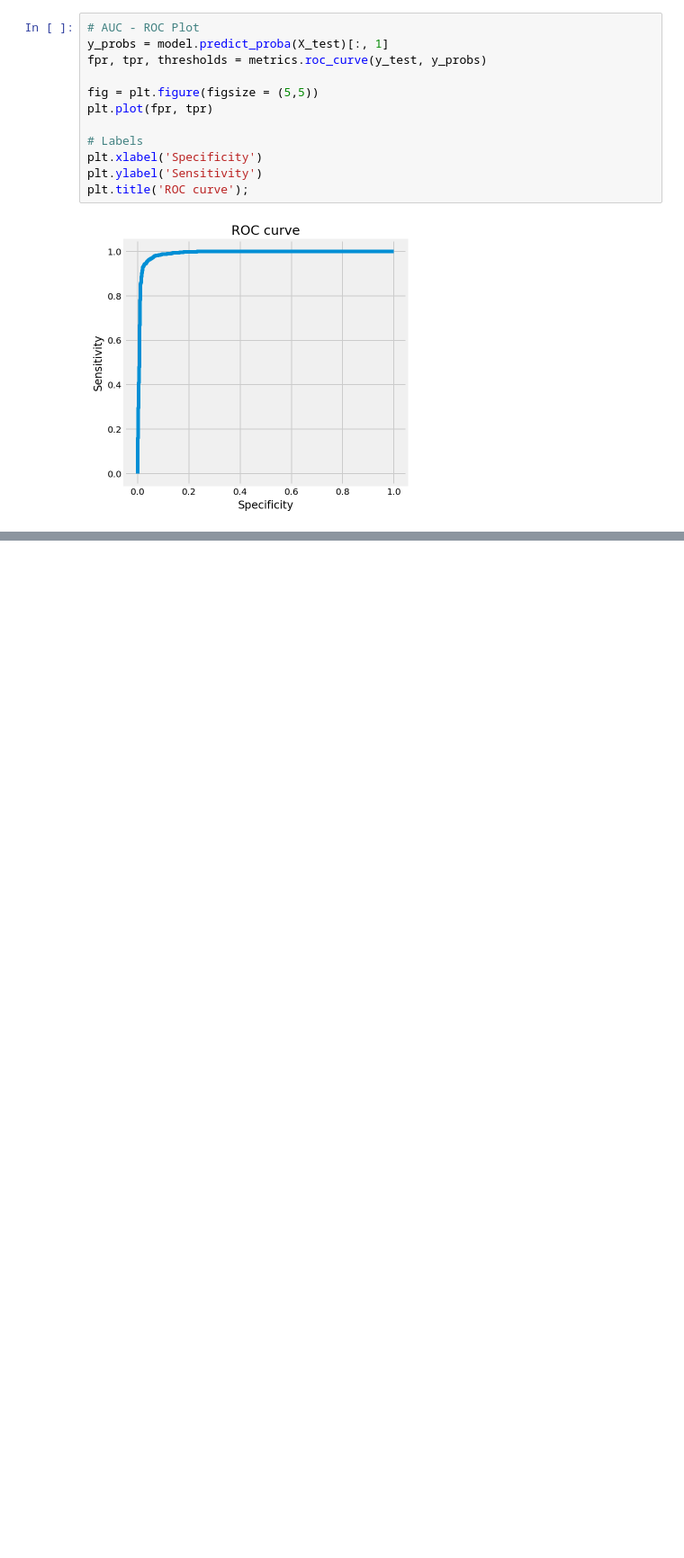
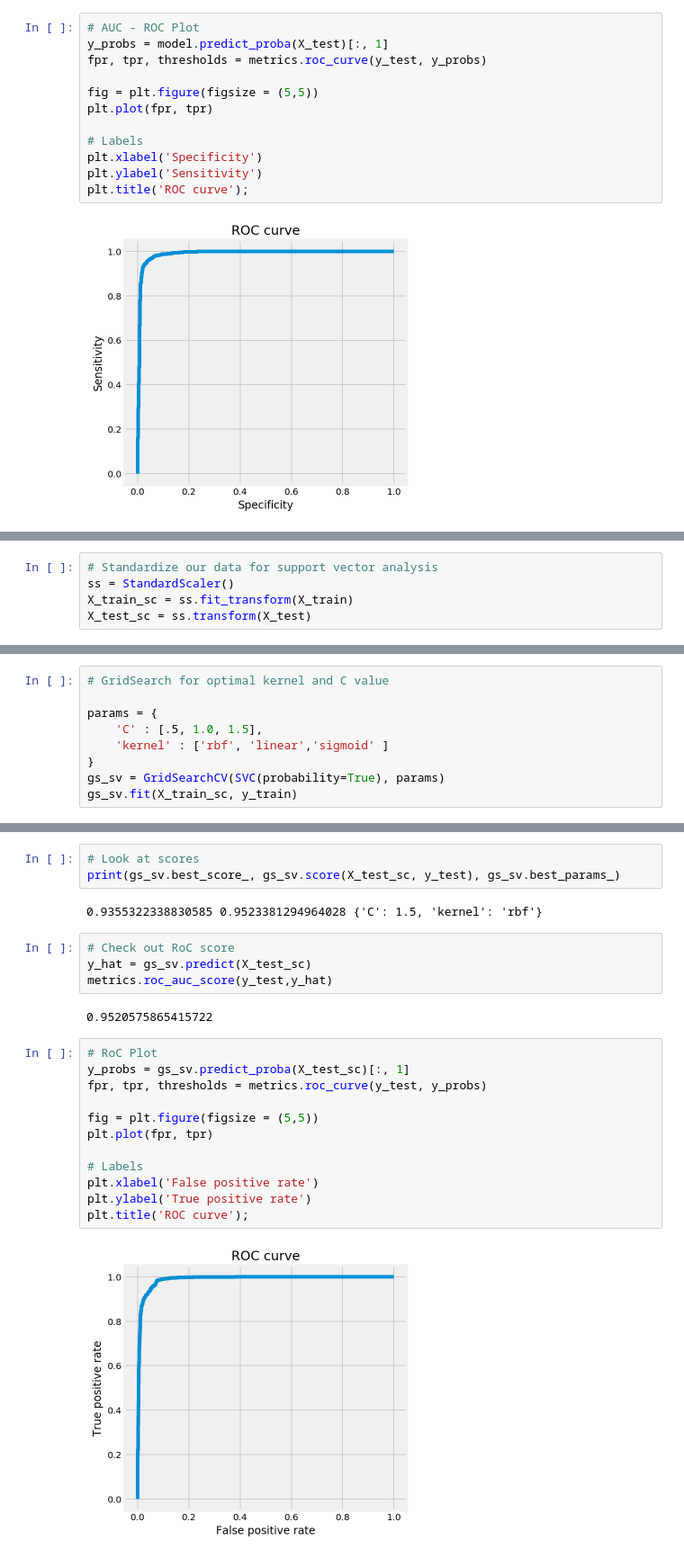
Before and after one commit to jphampton/west-nile, a Jupyter notebook: Models.ipynb, the cells around one changed output, grey strips where cells are left out. Shown at 90% size. Cells and saved outputs as stored; diff of their text form; blank space fills up the shorter version.

```diff
--- a/Models.ipynb
+++ b/Models.ipynb
@@ -239,0 +326,5 @@ plt.title('ROC curve');
+# %%
+# Standardize our data for support vector analysis
+ss = StandardScaler()
+X_train_sc = ss.fit_transform(X_train)
+X_test_sc = ss.transform(X_test)
@@ -239,0 +373,9 @@ plt.title('ROC curve');
+# %%
+# GridSearch for optimal kernel and C value
+
+params = {
+    'C' : [.5, 1.0, 1.5],
+    'kernel' : ['rbf', 'linear','sigmoid' ]
+}
+gs_sv = GridSearchCV(SVC(probability=True), params)
+gs_sv.fit(X_train_sc, y_train)
@@ -239,0 +392,25 @@ plt.title('ROC curve');
+# %%
+# Look at scores
+print(gs_sv.best_score_, gs_sv.score(X_test_sc, y_test), gs_sv.best_params_)
+# %% [output]
+0.9355322338830585 0.9523381294964028 {'C': 1.5, 'kernel': 'rbf'}
+# %%
+# Check out RoC score
+y_hat = gs_sv.predict(X_test_sc)
+metrics.roc_auc_score(y_test,y_hat)
+# %% [output]
+0.9520575865415722
+# %%
+# RoC Plot
+y_probs = gs_sv.predict_proba(X_test_sc)[:, 1]
+fpr, tpr, thresholds = metrics.roc_curve(y_test, y_probs)
+
+fig = plt.figure(figsize = (5,5))
+plt.plot(fpr, tpr)
+
+# Labels
+plt.xlabel('False positive rate')
+plt.ylabel('True positive rate')
+plt.title('ROC curve');
+# %% [output]
+[figure, added]
```
Also changed, not shown: parts of 24 cells of this notebook, 1 other file.
